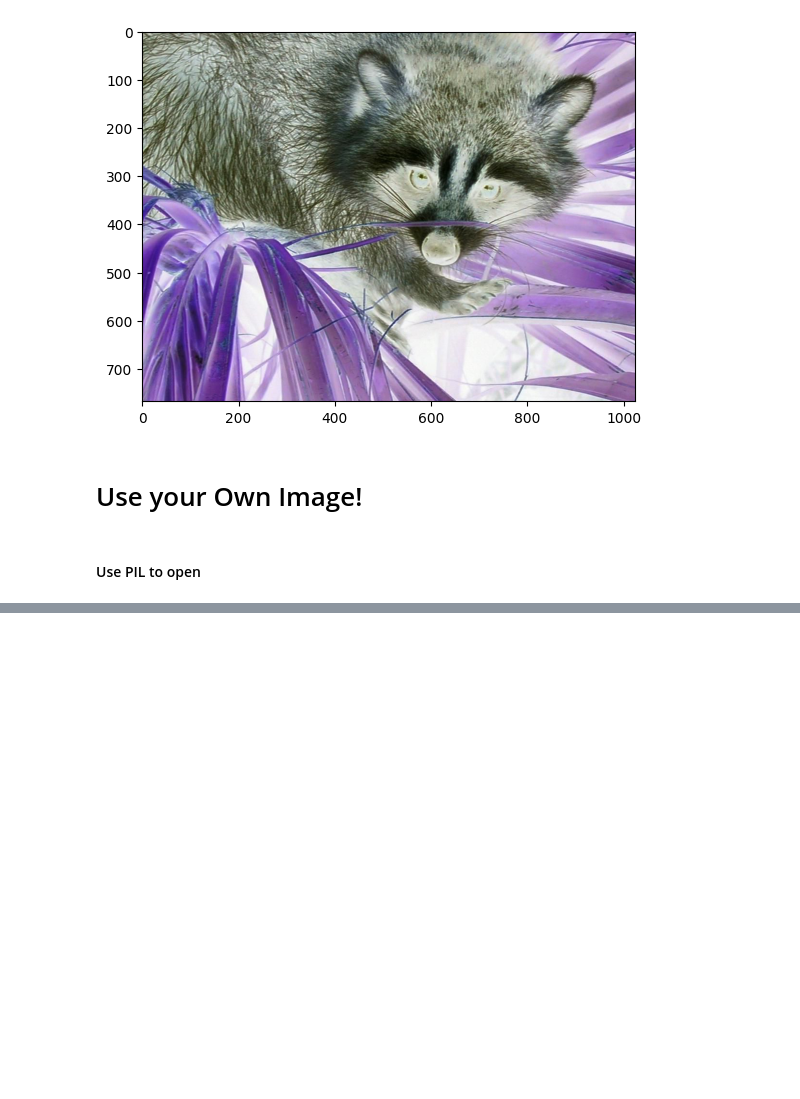
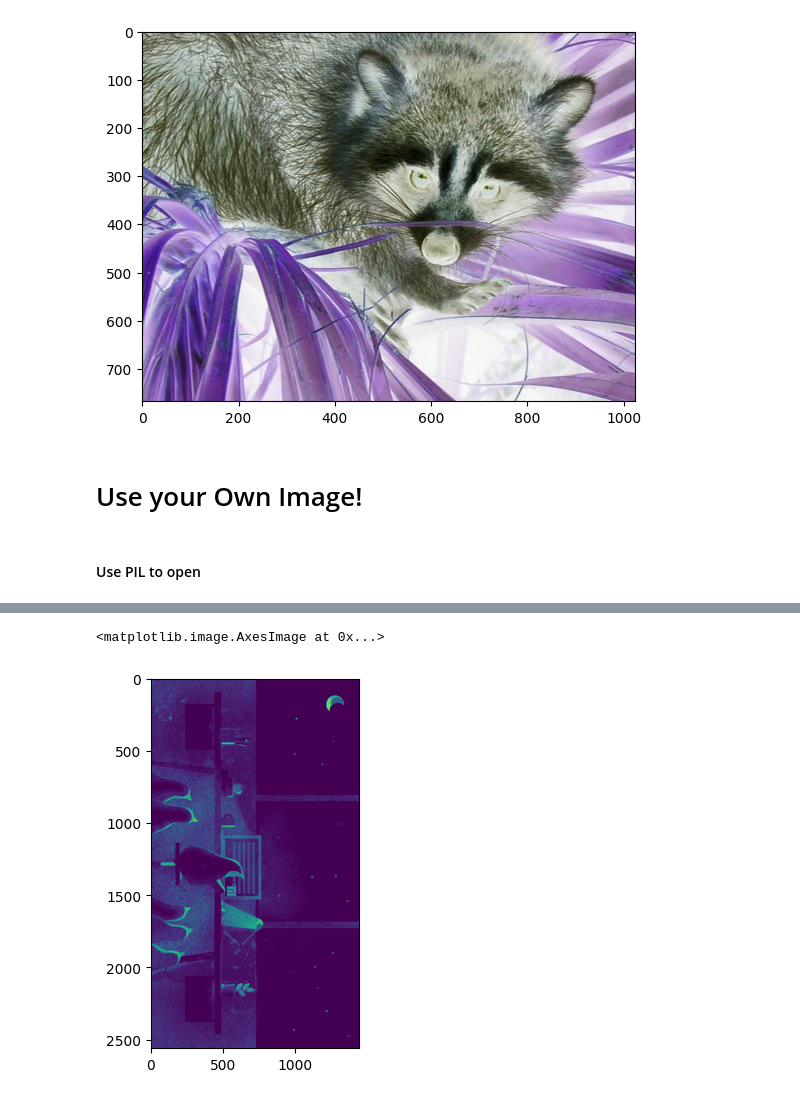
Before and after one commit to Xor01/NumPy-ImageManipulation, a Jupyter notebook: Computation_with_NumPy_and_N_Dimensional_Arrays.ipynb, the cells around one changed output, grey strips where cells are left out. Cells and saved outputs as stored; diff of their text form; code cells hidden in the pictures; blank space fills up the shorter version.

```diff
--- a/Computation_with_NumPy_and_N_Dimensional_Arrays.ipynb
+++ b/Computation_with_NumPy_and_N_Dimensional_Arrays.ipynb
@@ -361,0 +376,7 @@ file_name = 'yummy_macarons.jpg'
+# %%
+flipped = np.flip(my_img)
+rotated = np.rot90(flipped)
+plt.imshow(rotated)
+# %% [output]
+<matplotlib.image.AxesImage at 0x...>
+[figure, added]
```
Also changed, not shown: parts of 4 cells of this notebook, 1 other file.
